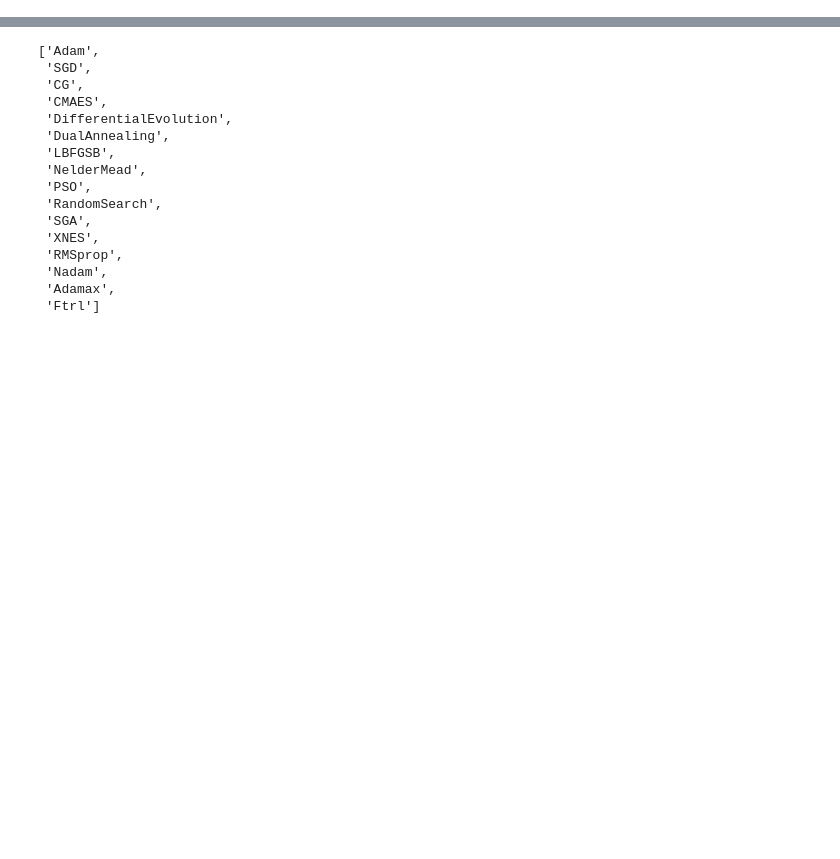
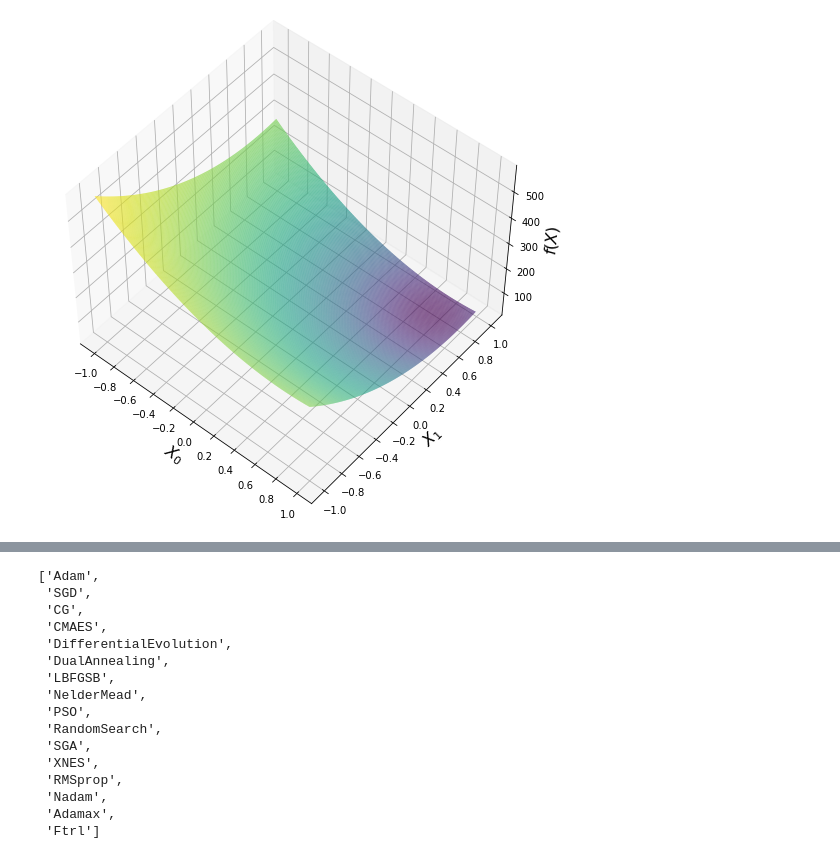
Before and after one commit to bessagroup/f3dasm, a Jupyter notebook: notebooks/pickleload.ipynb, the cells around one changed output, grey strips where cells are left out. Saved outputs shown, nothing was run; the diff lists cells and outputs as text; code cells hidden in the pictures; blank space fills up the shorter version.

```diff
--- a/notebooks/pickleload.ipynb
+++ b/notebooks/pickleload.ipynb
@@ -61,3 +74,8 @@ ax.legend(loc='lower right', bbox_to_anchor=(0.5, 1.05),
+# %%
+fig2, ax2 = x[0].function.plot(domain=np.tile([-1.,1.], (2,1)))
+fig2.savefig(files[i]+'_3d.png', dpi=300)
+# %% [output]
+[figure, added]
 # %%
 i = 7
 
```
Also changed, not shown: parts of 13 cells of this notebook, 5 other files.
